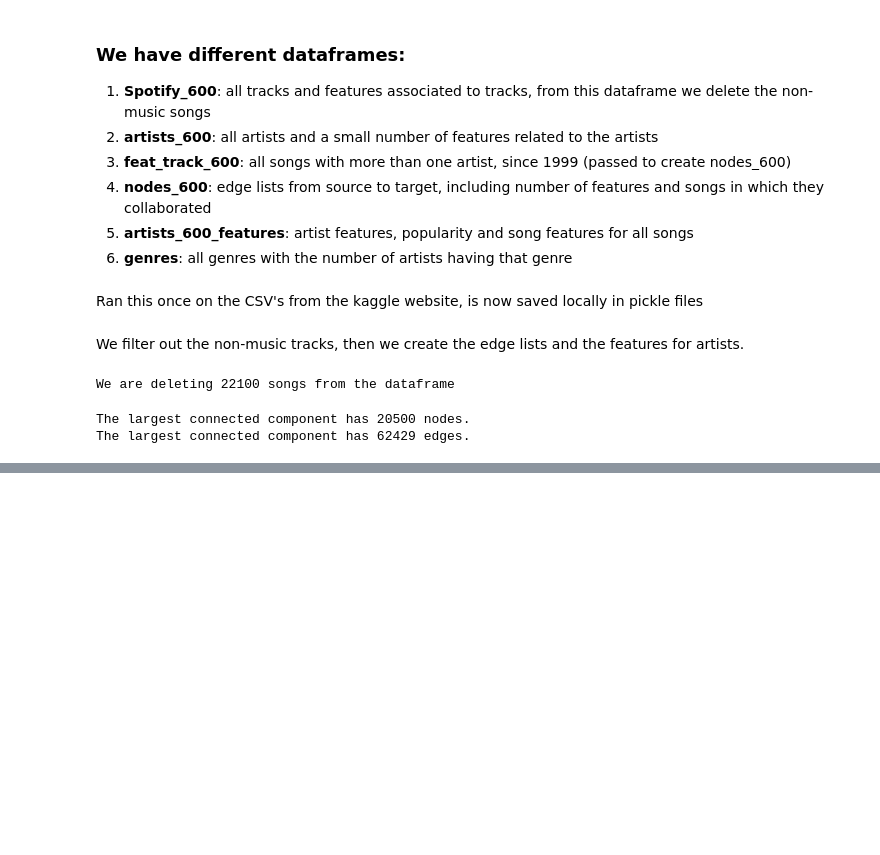
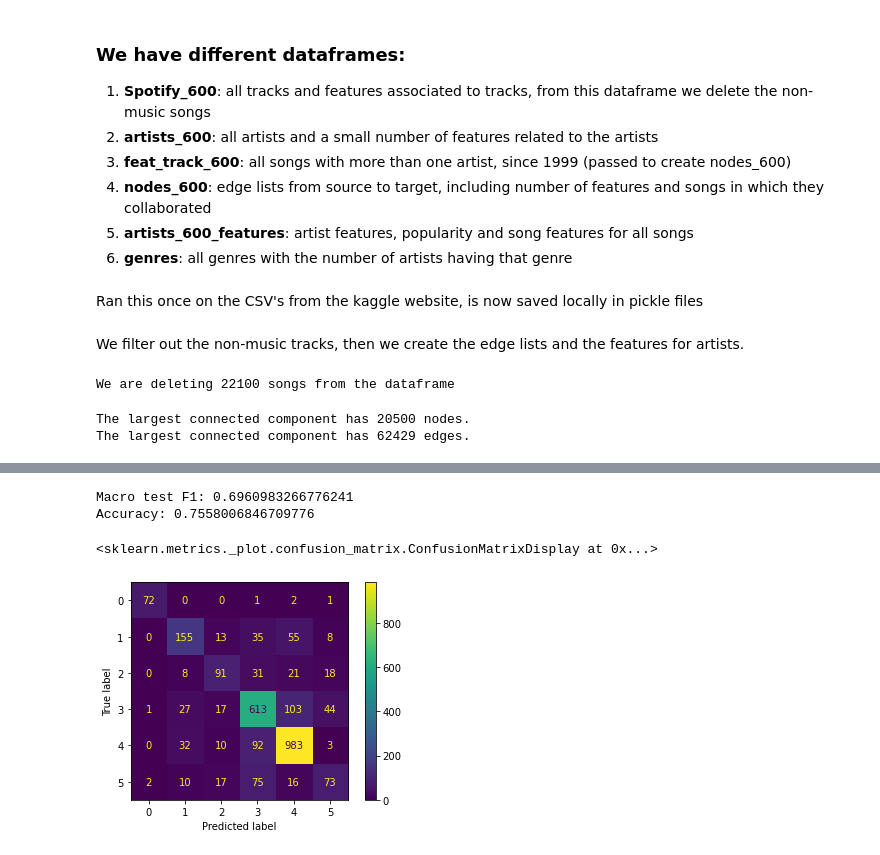
Before and after one commit to motmans-pj/MLNS-Spotify, a Jupyter notebook: Spotify_PJ.ipynb, the cells around one changed output, grey strips where cells are left out. Cells and saved outputs as stored; diff of their text form; code cells hidden in the pictures; blank space fills up the shorter version.

```diff
--- a/Spotify_PJ.ipynb
+++ b/Spotify_PJ.ipynb
@@ -83,0 +421,3 @@ The largest connected component has 62429 edges.
+# %%
+X_train.drop('name_x', inplace = True, axis = 1)
+X_test.drop('name_x', inplace = True, axis = 1)
@@ -83,0 +449,22 @@ The largest connected component has 62429 edges.
+# %%
+sample_weights = compute_sample_weight('balanced', y_train)
+model = XGBClassifier(max_depth=10)
+model.fit(X_train, y_train, sample_weight=sample_weights)
+
+y_pred = model.predict(X_test)
+
+    # Evaluate predictions
+
+macro_f1 = f1_score(y_test, y_pred, average = 'macro')
+print(f'Macro test F1: {macro_f1}')
+accuracy = sum(y_test==y_pred)/len(y_pred)
+print(f'Accuracy: {accuracy}')
+#print(f'Accuracy of just predicting majority class: {accuracy_majority}')
+cm = confusion_matrix(y_test, y_pred)
+disp = ConfusionMatrixDisplay(cm)
+disp.plot()
+# %% [output]
+Macro test F1: 0.6960983266776241
+Accuracy: 0.7558006846709776
+<sklearn.metrics._plot.confusion_matrix.ConfusionMatrixDisplay at 0x...>
+[figure, added]
```
Also changed, not shown: parts of 30 cells of this notebook, 1 other file.
